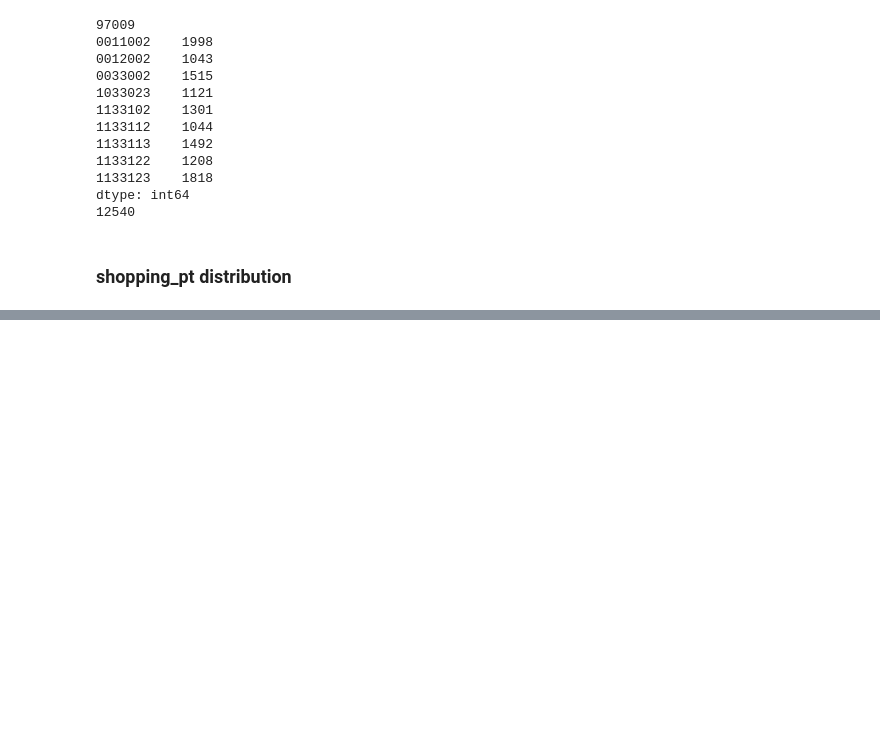
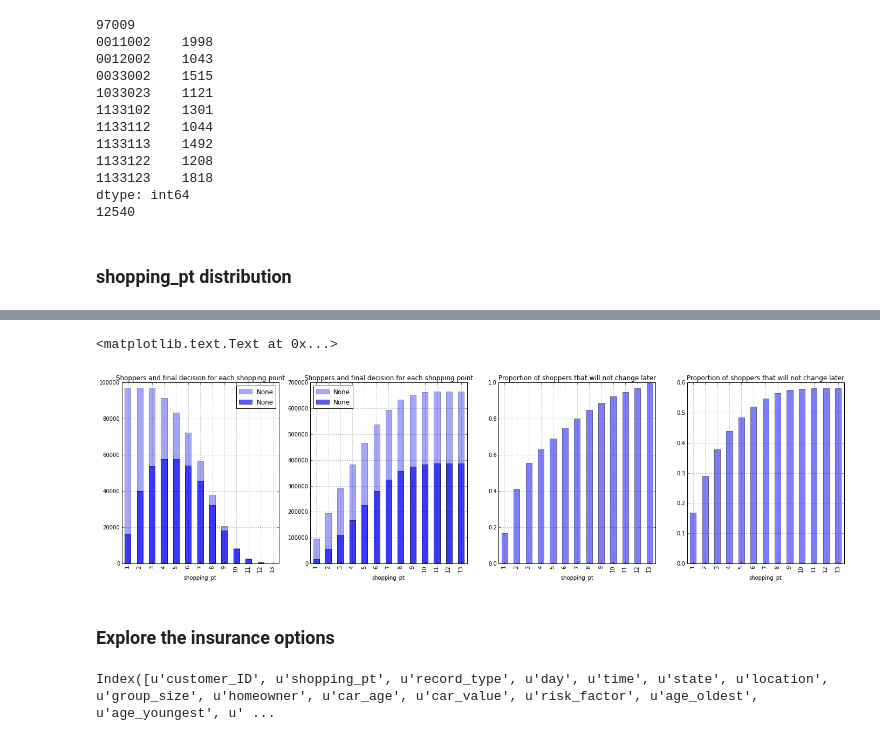
Before and after one commit to simw/kaggle, a Jupyter notebook: allstate-prediction/1-DataExploration.ipynb, the cells around one changed output, grey strips where cells are left out. Drawn from its saved outputs; the diff is of its cells as text; code cells hidden in the pictures; blank space fills up the shorter version.

```diff
--- a/allstate-prediction/1-DataExploration.ipynb
+++ b/allstate-prediction/1-DataExploration.ipynb
@@ -182,0 +141,61 @@ leads[['customer_ID', 'shopping_pt']].groupby('customer_ID').max()
+# %%
+def add_will_change_col(df):
+    conv = '1000000*A + 100000*B + 10000*C + 1000*D + 100*E + 10*F + 1*G'
+
+    df.eval('current_plan = ' + conv)
+    tmp = pd.DataFrame()
+    tmp[['customer_ID', 'purchased_plan']] = df[df['record_type'] == 1][['customer_ID', 'current_plan']]
+    df = pd.merge(df, tmp, on='customer_ID', how='left')
+    df['will_change'] = (df['purchased_plan'] != df['current_plan'])
+    return df
+# %%
+shoppers = add_will_change_col(train_data_all)
+no_changers = shoppers[shoppers['will_change'] == False]
+
+nc = pd.DataFrame()
+s = pd.DataFrame()
+nc[['shopping_pt', 'no_change']] = no_changers[['customer_ID','shopping_pt']].groupby('shopping_pt').count().reset_index()
+s[['shopping_pt', 'all']] = shoppers[['customer_ID','shopping_pt']].groupby('shopping_pt').count().reset_index()
+ratio = pd.merge(nc, s, on='shopping_pt', how='outer')
+ratio = ratio.sort(['shopping_pt'])
+ratio['ratio'] = ratio['no_change'] / ratio['all']
+
+ratio['cum_no_change'] = ratio['no_change'].cumsum()
+ratio['cum_all'] = ratio['all'].cumsum()
+ratio['cum_ratio'] = ratio['cum_no_change'] / ratio['cum_all']
+# %%
+f, (ax1, ax2, ax3, ax4) = plt.subplots(1, 4, figsize=(24,6))
+
+ratio.plot(ax=ax1, kind='bar', x='shopping_pt', y='all', alpha=0.35, label=['Shoppers'])
+ratio.plot(ax=ax1, kind='bar', x='shopping_pt', y='no_change', alpha=0.65)
+ax1.set_title('Shoppers and final decision for each shopping point')
+
+ratio.plot(ax=ax2, kind='bar', x='shopping_pt', y='cum_all', alpha=0.35, label=['Shoppers'])
+ratio.plot(ax=ax2, kind='bar', x='shopping_pt', y='cum_no_change', alpha=0.65)
+ax2.set_title('Shoppers and final decision for each shopping point')
+
+ratio.plot(ax=ax3, kind='bar', x='shopping_pt', y='ratio', alpha=0.5, legend=False)
+ax3.set_title('Proportion of shoppers that will not change later')
+
+ratio.plot(ax=ax4, kind='bar', x='shopping_pt', y='cum_ratio', alpha=0.5, legend=False)
+ax4.set_title('Proportion of shoppers that will not change later')
+# %% [output]
+<matplotlib.text.Text at 0x...>
+[figure, added]
+# %% [markdown]
+### Explore the insurance options
+# %%
+def add_will_change_col(df):
+    conv = '1000000*A + 100000*B + 10000*C + 1000*D + 100*E + 10*F + 1*G'
+
+    df.eval('current_plan = ' + conv)
+    tmp = pd.DataFrame()
+    tmp[['customer_ID', 'purchased_plan']] = df[df['record_type'] == 1][['customer_ID', 'current_plan']]
+    df = pd.merge(df, tmp, on='customer_ID', how='left')
+    df['will_change'] = (df['purchased_plan'] != df['current_plan'])
+    return df
+
+shoppers = add_will_change_col(train_data_all)
+shoppers.columns
+# %% [output]
+Index([u'customer_ID', u'shopping_pt', u'record_type', u'day', u'time', u'state', u'location', u'group_size', u'homeowner', u'car_age', u'car_value', u'risk_factor', u'age_oldest', u'age_youngest', u' ...
```
Also changed, not shown: parts of 15 cells of this notebook, 5 other files.
